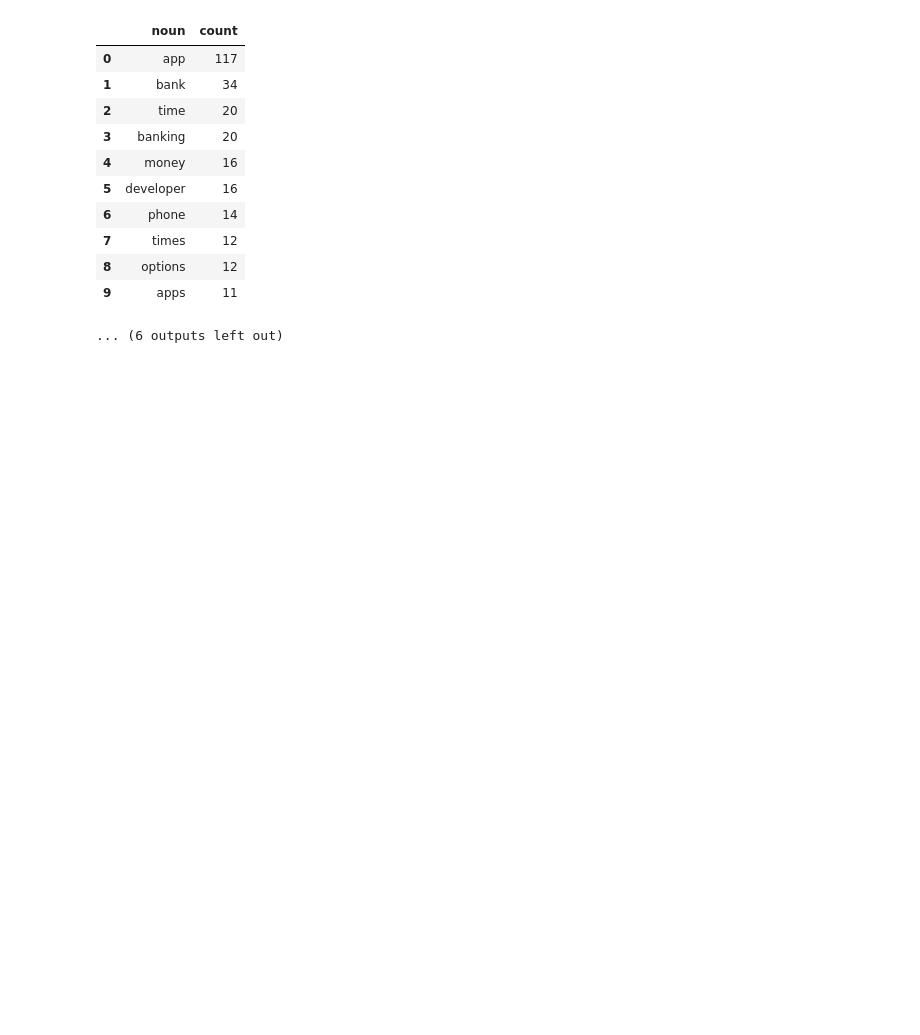
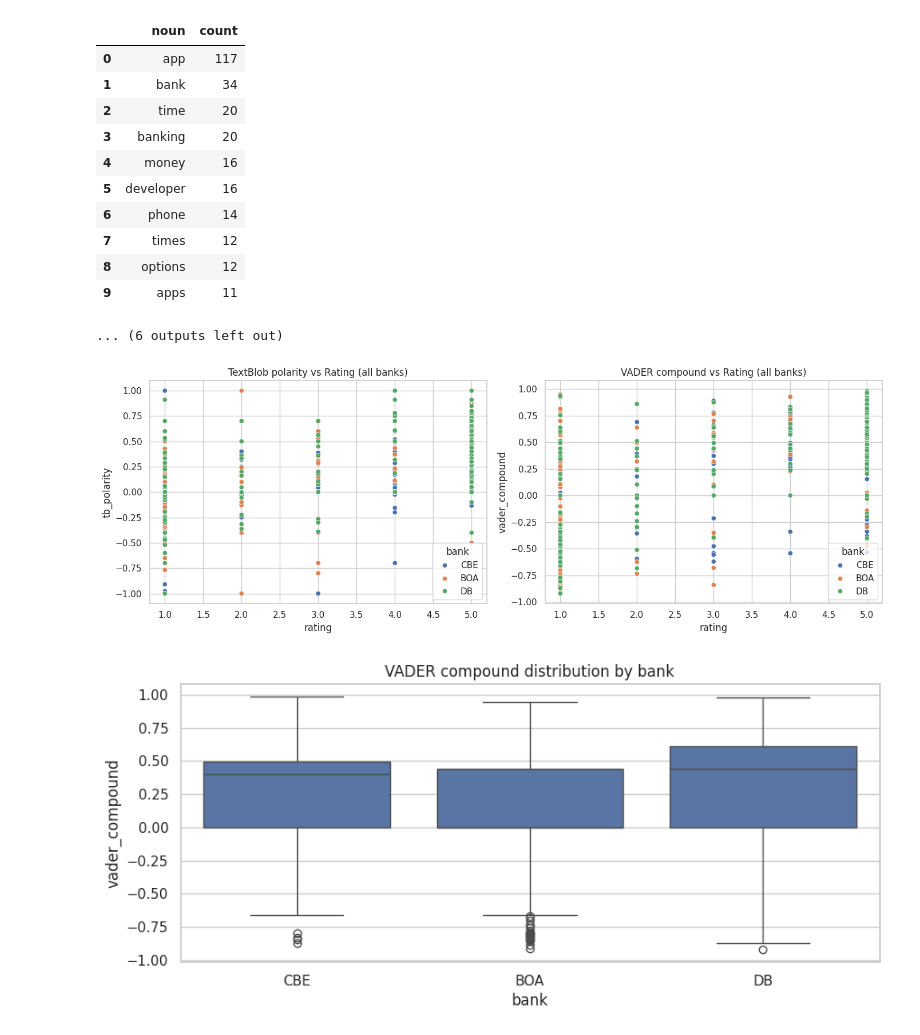
Before and after one commit to tse-coder/customer_experience_analysis, a Jupyter notebook: notebooks/sentiment.ipynb, the cells around one changed output. Saved outputs shown, nothing was run; the diff lists cells and outputs as text; code cells hidden in the pictures; blank space fills up the shorter version.

Commit message:
visualize task-2 using matplot lib

```diff
--- a/notebooks/sentiment.ipynb
+++ b/notebooks/sentiment.ipynb
@@ -389,3 +383,38 @@ Top nouns:
 | 8 | options | 12 |
 | 9 | apps | 11 |
 ... (6 outputs left out)
+# %%
+# Cell 7: Comparative scatter plots and distributions across banks
+
+# Build a combined DataFrame with bank label
+combined = []
+for bank, df in dfs.items():
+    if df.empty:
+        continue
+    tmp = df.copy()
+    tmp["bank"] = bank
+    combined.append(tmp[["bank", "rating", "tb_polarity", "vader_compound"]].copy())
+
+if combined:
+    combined_df = pd.concat(combined, ignore_index=True)
+    # Scatter: rating vs TextBlob polarity
+    fig, axes = plt.subplots(1, 2, figsize=(14, 5))
+    sns.scatterplot(data=combined_df, x="rating", y="tb_polarity", hue="bank", ax=axes[0])
+    axes[0].set_title("TextBlob polarity vs Rating (all banks)")
+
+    sns.scatterplot(data=combined_df, x="rating", y="vader_compound", hue="bank", ax=axes[1])
+    axes[1].set_title("VADER compound vs Rating (all banks)")
+
+    plt.tight_layout()
+    plt.show()
+
+    # Distribution of VADER sentiments per bank
+    plt.figure(figsize=(10, 4))
+    sns.boxplot(data=combined_df, x="bank", y="vader_compound")
+    plt.title("VADER compound distribution by bank")
+    plt.show()
+else:
+    print("No combined data available for plotting.")
+# %% [output]
+[figure, added]
+[figure, added]
```
Also changed, not shown: parts of 3 cells of this notebook.
